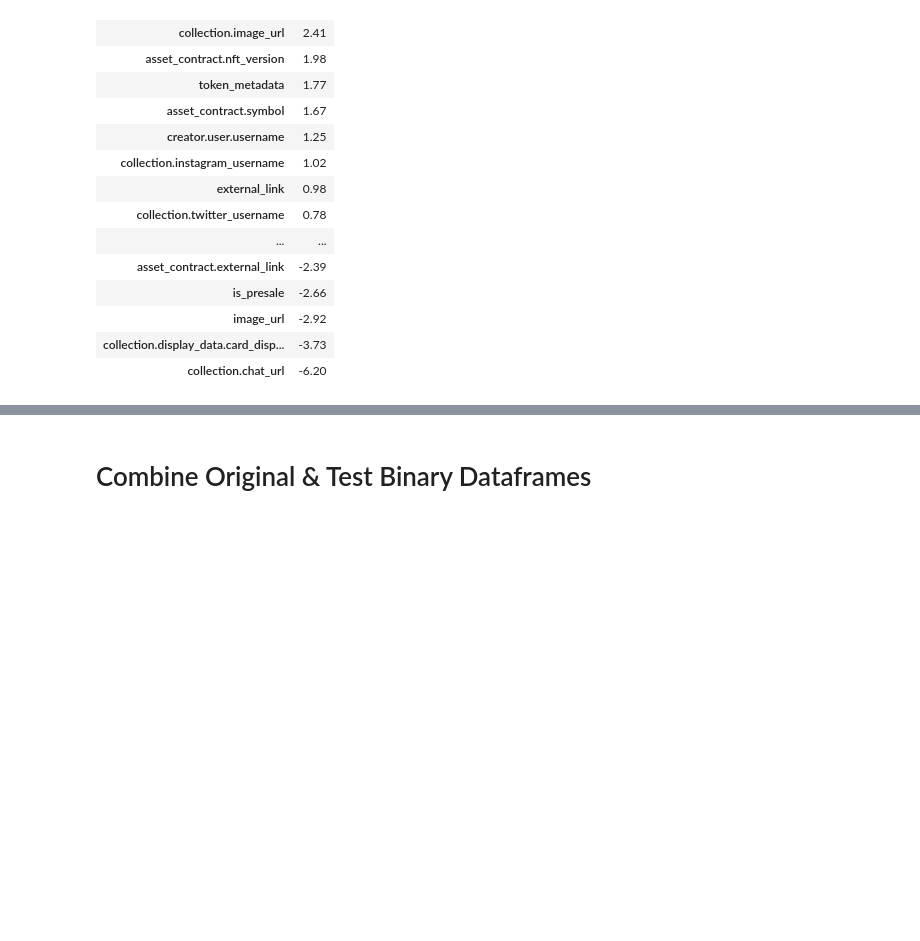
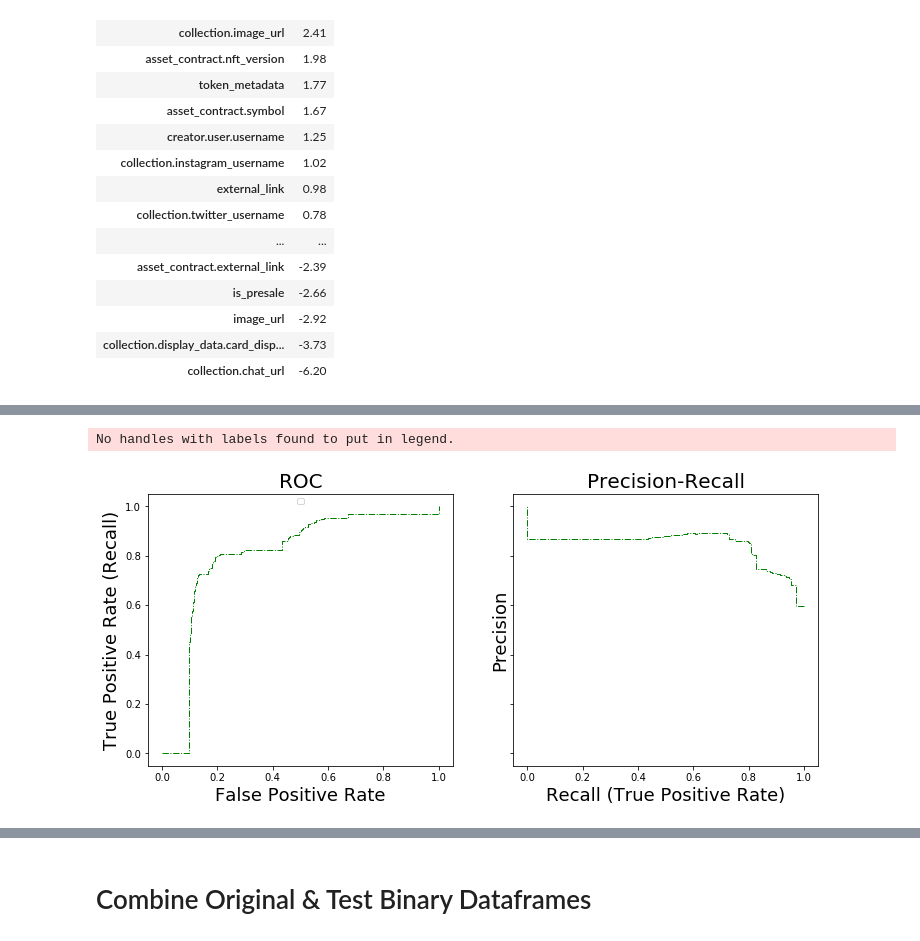
Before and after one commit to shawnjohnsamuel/nft-sale-prediction, a Jupyter notebook: notebooks/4_model.ipynb, the cells around one changed output, grey strips where cells are left out. Cells and saved outputs as stored; diff of their text form; code cells hidden in the pictures; blank space fills up the shorter version.

```diff
--- a/notebooks/4_model.ipynb
+++ b/notebooks/4_model.ipynb
@@ -1143,0 +1207,26 @@ pd.DataFrame.from_dict(coef_dict, orient='index', columns=['coef']).sort_values(
+# %%
+# Plot ROC and PR curves
+
+scoring_dt = dt3.predict_proba(X_test_new)[:, 1]
+
+fig, axes = plt.subplots(1, 2, figsize=(12, 5),
+                         sharex=True, sharey=True)
+
+ax = axes[0]
+fpr_dt, tpr_dt, _ = roc_curve(y_test_new, scoring_dt)
+ax.step(fpr_dt, tpr_dt, linestyle='-.', c='g', lw=1, where='post')
+ax.set_title("ROC", fontsize=20)
+ax.legend(loc='upper center', fontsize=8)
+ax.set_xlabel('False Positive Rate', fontsize=18)
+ax.set_ylabel('True Positive Rate (Recall)', fontsize=18)
+
+ax = axes[1]
+precision_dt, recall_dt, _ = precision_recall_curve(y_test_new, scoring_dt)
+ax.step(recall_dt, precision_dt, linestyle='-.', c='g', lw=1, where='post')
+ax.set_title("Precision-Recall", fontsize=20)
+ax.set_xlabel('Recall (True Positive Rate)', fontsize=18)
+ax.set_ylabel('Precision', fontsize=18)
+plt.show()
+# %% [output]
+No handles with labels found to put in legend.
+[figure, added]
```
Also changed, not shown: parts of 20 cells of this notebook.
